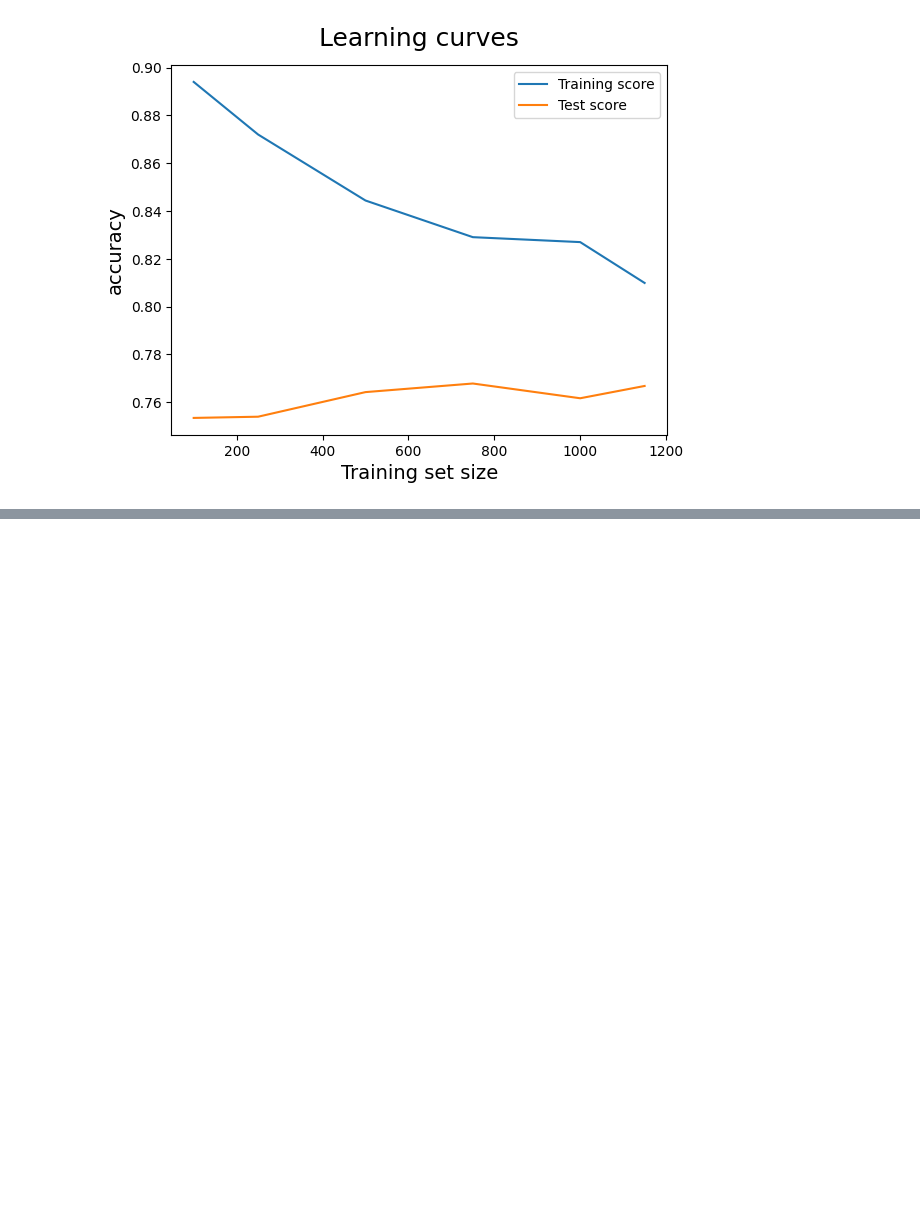
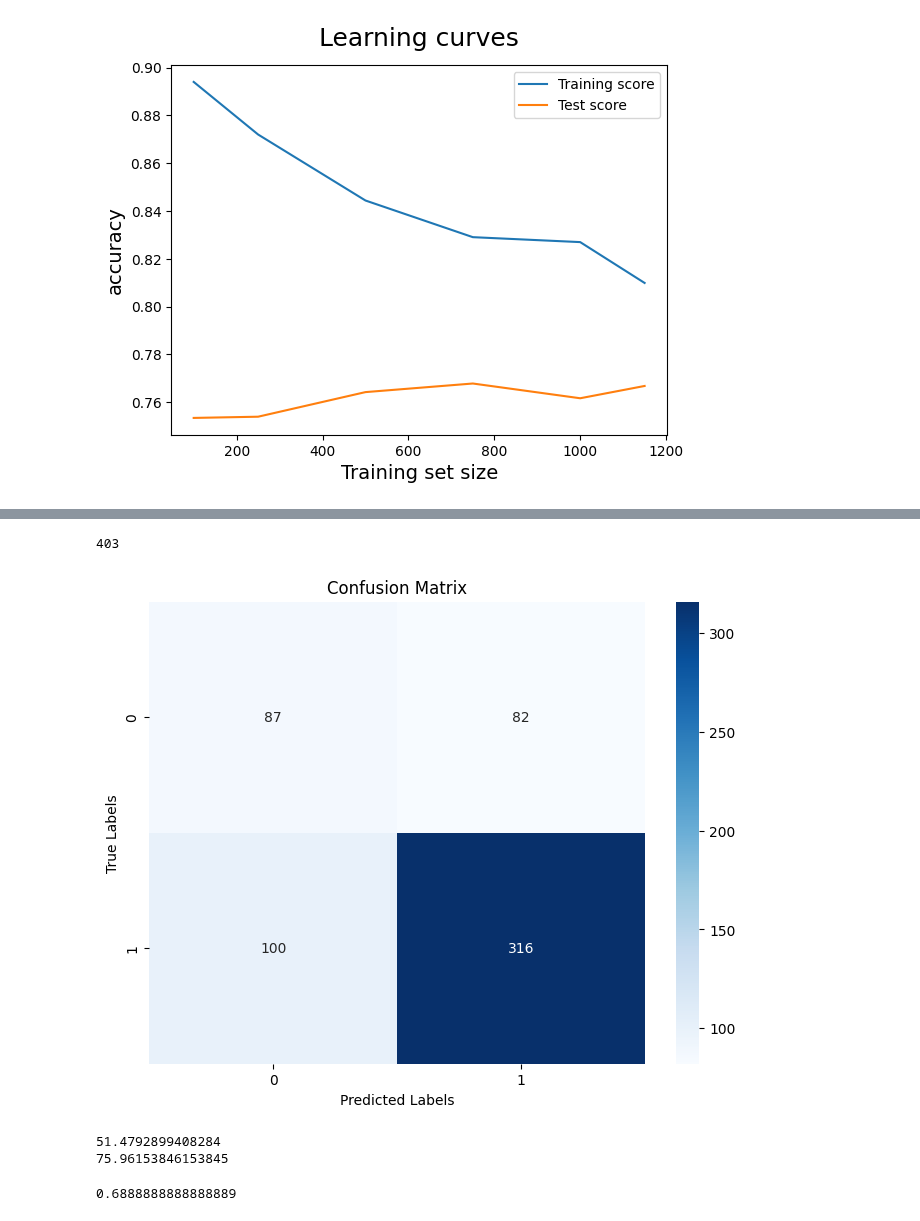
Before and after one commit to franziskasteger/game-of-thrones-survival, a Jupyter notebook: notebooks/josh_GOT_Machine.ipynb, the cells around one changed output, grey strips where cells are left out. Drawn from its saved outputs; the diff is of its cells as text; code cells hidden in the pictures; blank space fills up the shorter version.

Commit message:
little test in josh's code

```diff
--- a/notebooks/josh_GOT_Machine.ipynb
+++ b/notebooks/josh_GOT_Machine.ipynb
@@ -165,0 +174,15 @@ plt.legend()
+# %%
+num_transformer = Pipeline([('robust_scaler', RobustScaler())])
+
+cat_transformer = OneHotEncoder(handle_unknown='ignore', sparse_output=False)
+
+preprocessor = ColumnTransformer([
+    ('num_transformer', num_transformer, ['isMarried', 'isNoble', 'popularity']),
+    ('cat_transformer', cat_transformer, ['origin'])
+])
+
+pipe = make_pipeline(preprocessor, LogisticRegression(class_weight='balanced'))
+# %%
+X_train, X_test, y_train, y_test = train_test_split(X, y, test_size=0.3, random_state=42)
+# %%
+pipe.fit(X_train, y_train)
@@ -165,0 +202,2 @@ plt.legend()
+# %%
+y_pred = pipe.predict(X_test)
@@ -165,0 +220,28 @@ plt.legend()
+# %%
+correct_predictions = (y_pred == pd.DataFrame(y_test)['isAlive']).sum()
+correct_predictions
+# %% [output]
+403
+# %%
+cm = confusion_matrix(y_test, y_pred)
+
+plt.figure(figsize=(8,6))
+sns.heatmap(cm, annot=True, fmt='d', cmap='Blues')
+plt.title('Confusion Matrix')
+plt.ylabel('True Labels')
+plt.xlabel('Predicted Labels')
+plt.show()
+# %% [output]
+[figure, added]
+# %%
+TN, FP, FN, TP = cm.ravel()
+
+print(TN/(TN+FP) * 100)
+print(TP/(TP+FN) * 100)
+# %% [output]
+51.4792899408284
+75.96153846153845
+# %%
+pipe.score(X_test, y_test)
+# %% [output]
+0.6888888888888889
```
Also changed, not shown: parts of 11 cells of this notebook, 1 other file.
